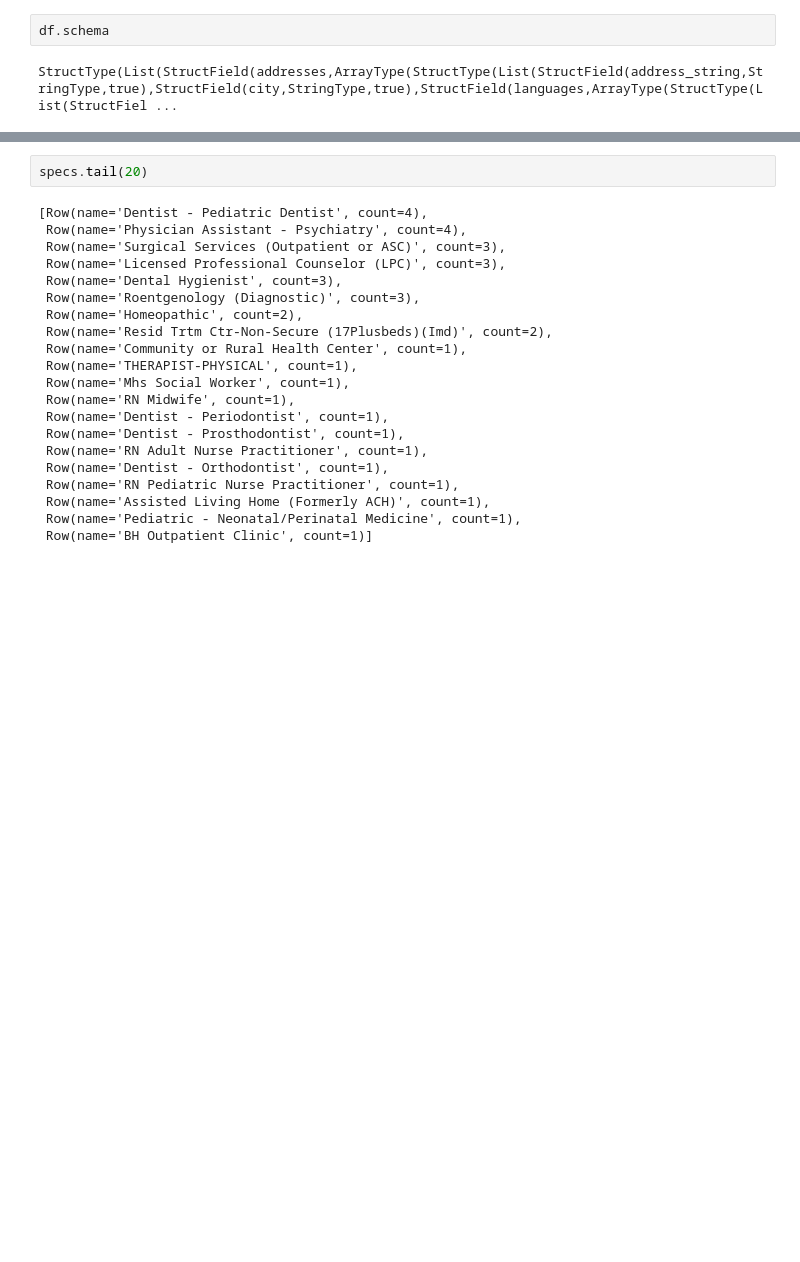
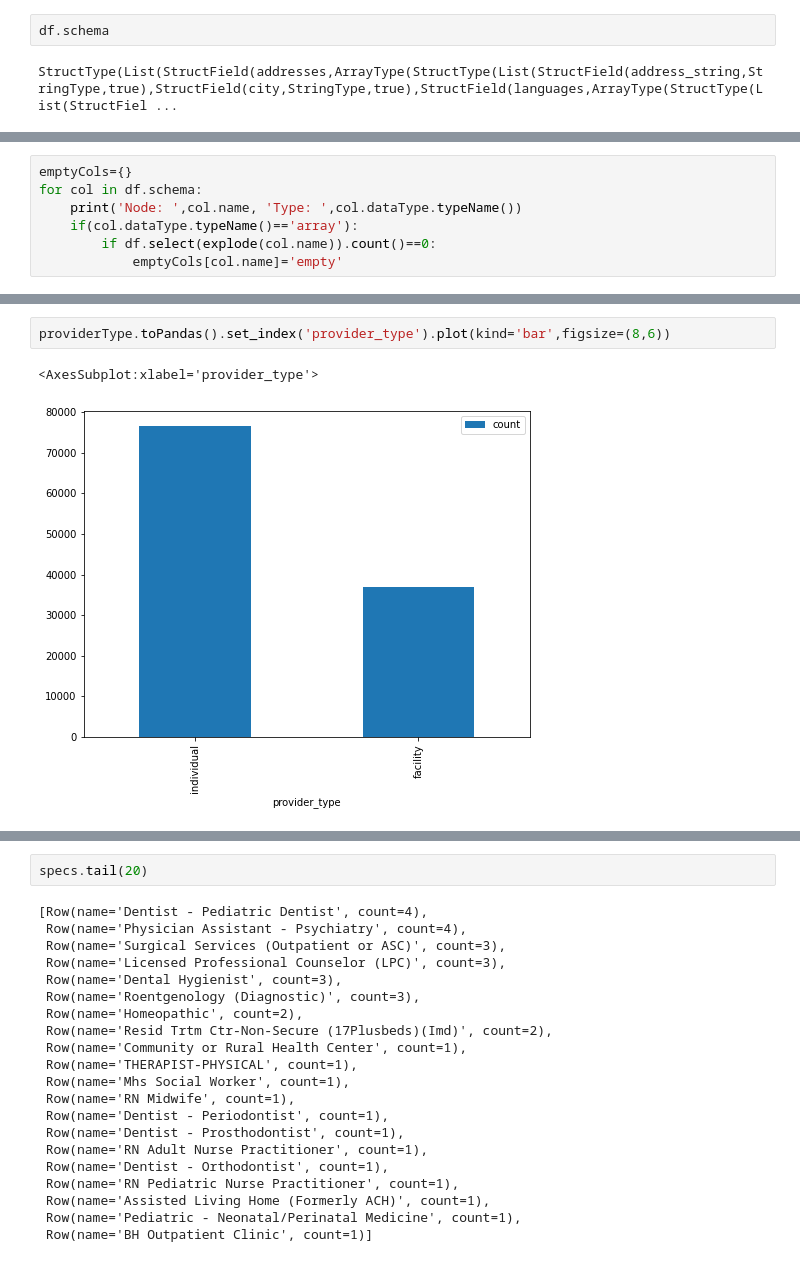
Before and after one commit to anishchapagain/PySpark, a Jupyter notebook: analysis.ipynb, the cells around one changed output, grey strips where cells are left out. Saved outputs shown, nothing was run; the diff lists cells and outputs as text; blank space fills up the shorter version.

```diff
--- a/analysis.ipynb
+++ b/analysis.ipynb
@@ -161,0 +97,7 @@ print('Total: {}',specs.count(),', Distinct: {}',specs.distinct().count())
+# %%
+emptyCols={}
+for col in df.schema:
+    print('Node: ',col.name, 'Type: ',col.dataType.typeName())
+    if(col.dataType.typeName()=='array'):
+        if df.select(explode(col.name)).count()==0:
+            emptyCols[col.name]='empty'
@@ -161,0 +238,5 @@ print('Total: {}',specs.count(),', Distinct: {}',specs.distinct().count())
+# %%
+providerType.toPandas().set_index('provider_type').plot(kind='bar',figsize=(8,6))
+# %% [output]
+<AxesSubplot:xlabel='provider_type'>
+[figure, added]
```
Also changed, not shown: parts of 96 cells of this notebook, 3 other files.
